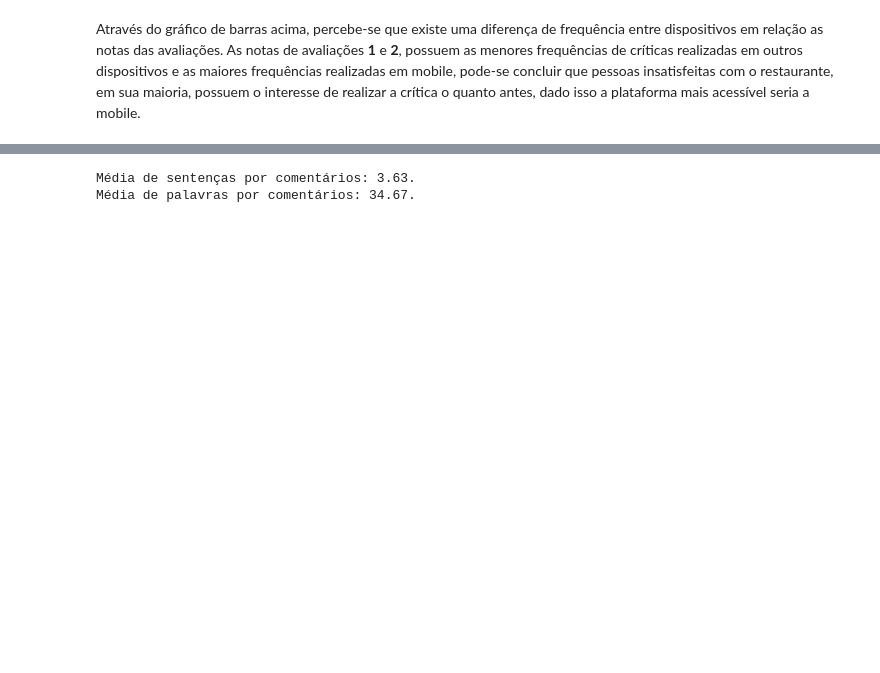
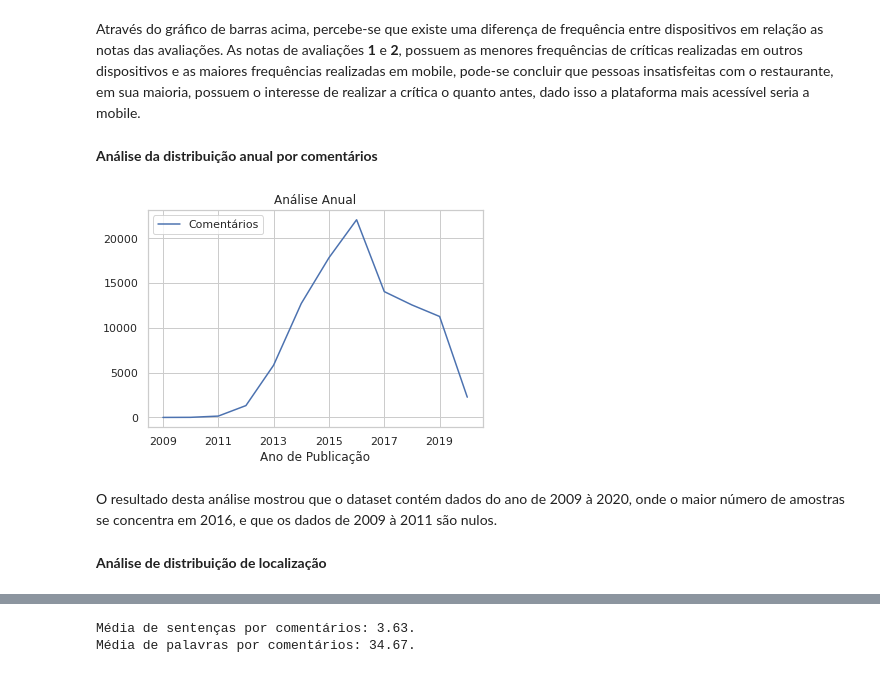
Before and after one commit to kidkmon/Sentiment-Analysis-TripAdvisor, a Jupyter notebook: Analise_sentimentos_TripAdvisor.ipynb, the cells around one changed output, grey strips where cells are left out. Saved outputs shown, nothing was run; the diff lists cells and outputs as text; code cells hidden in the pictures; blank space fills up the shorter version.

```diff
--- a/Analise_sentimentos_TripAdvisor.ipynb
+++ b/Analise_sentimentos_TripAdvisor.ipynb
@@ -287,2 +322,16 @@ plt.show()
 # %% [markdown]
 Através do gráfico de barras acima, percebe-se que existe uma diferença de frequência entre dispositivos em relação as notas das avaliações. As notas de avaliações **1** e **2**, possuem as menores frequências de críticas realizadas em outros dispositivos e as maiores frequências realizadas em mobile, pode-se concluir que pessoas insatisfeitas com o restaurante, em sua maioria, possuem o interesse de realizar a crítica o quanto antes, dado isso a plataforma mais acessível seria a mobile.
+# %% [markdown]
+**Análise da distribuição anual por comentários**
+# %%
+df.groupby('publication_year')['reviewBody'].count().plot(kind='line', label ='Comentários' , color = 'b')
+plt.xlabel('Ano de Publicação')
+plt.legend(loc = 'upper left')
+plt.title('Análise Anual')
+plt.show()
+# %% [output]
+[figure, added]
+# %% [markdown]
+O resultado desta análise mostrou que o dataset contém dados do ano de 2009 à 2020, onde o maior número de amostras se concentra em 2016, e que os dados de 2009 à 2011 são nulos.
+# %% [markdown]
+**Análise de distribuição de localização**
```
Also changed, not shown: parts of 14 cells of this notebook.
